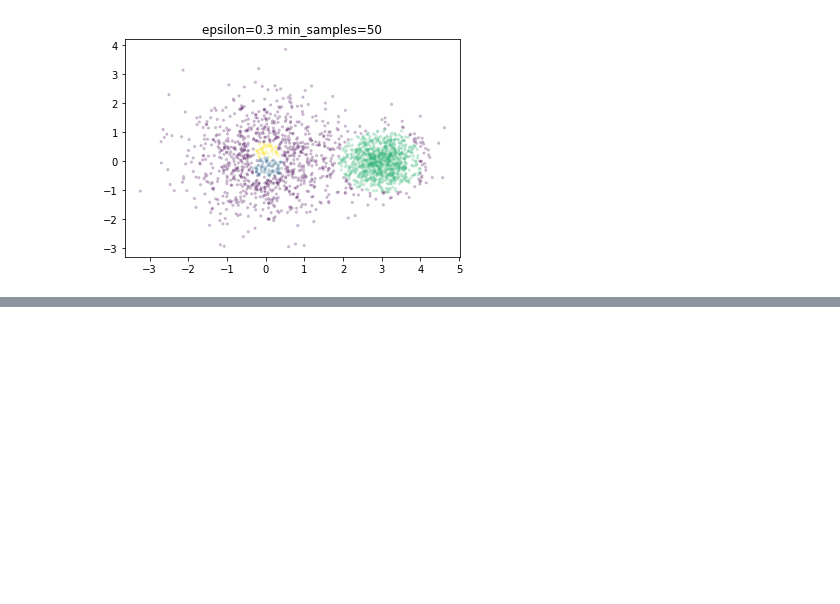
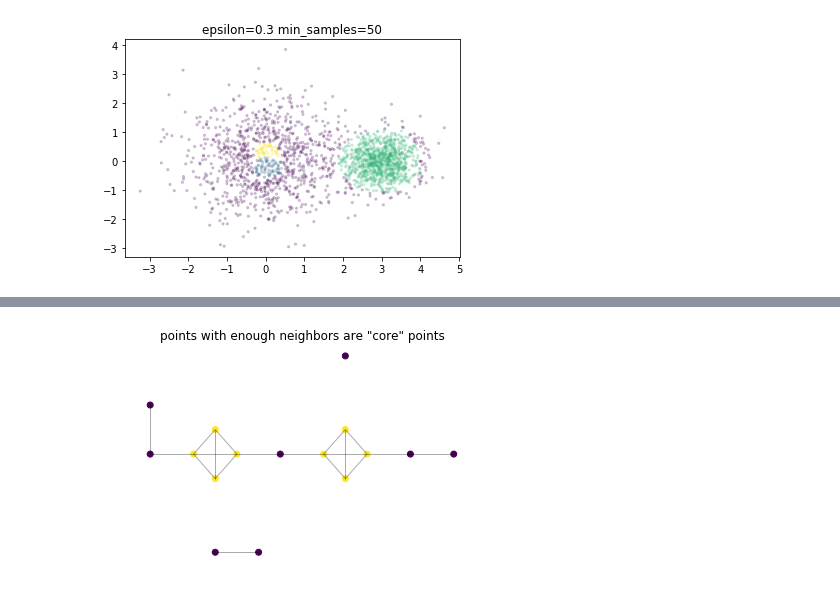
Before and after one commit to recursive-automata/demos, a Jupyter notebook: notebooks/dbscan_toy_problem.ipynb, the cells around one changed output, grey strips where cells are left out. Cells and saved outputs as stored; diff of their text form; code cells hidden in the pictures; blank space fills up the shorter version.

```diff
--- a/notebooks/dbscan_toy_problem.ipynb
+++ b/notebooks/dbscan_toy_problem.ipynb
@@ -167,0 +235,20 @@ show_dbscan_2d(X_het_sked, 0.3, 50)
+# %%
+min_samples = 4
+
+dbscan = cluster.DBSCAN(eps=epsilon, min_samples=min_samples)
+y_ = dbscan.fit_predict(points)
+
+c = np.zeros(len(points))
+c[dbscan.core_sample_indices_] = 1
+
+fig = plt.figure()
+ax = fig.add_subplot(1, 1, 1)
+ax.add_collection(make_lines(neighbors))
+ax.scatter(*points.T, c=c)
+
+title = 'points with enough neighbors are "core" points'
+plt.title(title)
+plt.axis('off')
+plt.show()
+# %% [output]
+[figure, added]
```
Also changed, not shown: parts of 7 cells of this notebook.
